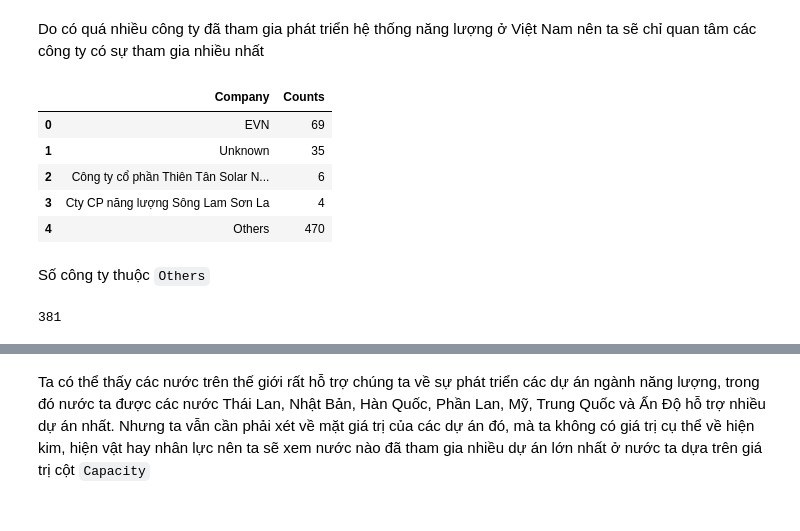
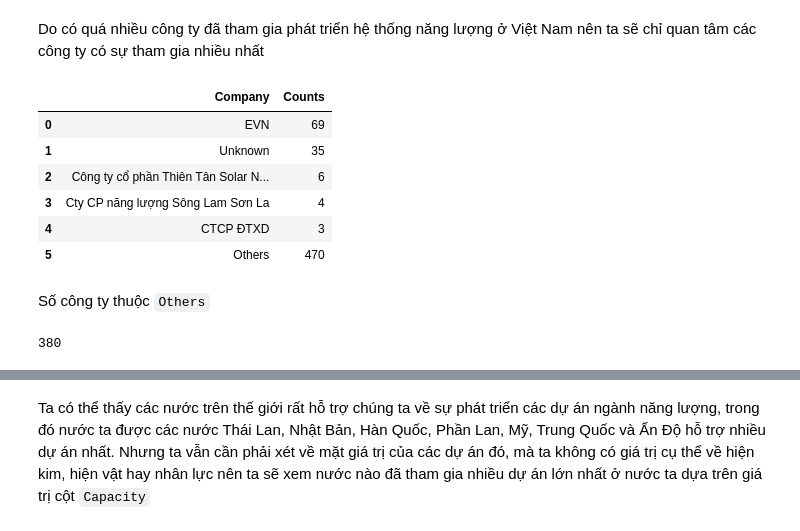
Before and after one commit to JustKidding2K/P4DS_FinalProject, a Jupyter notebook: Source.ipynb, the cells around one changed output, grey strips where cells are left out. Cells and saved outputs as stored; diff of their text form; code cells hidden in the pictures.

```diff
--- a/Source.ipynb
+++ b/Source.ipynb
@@ -421,19 +421,20 @@ def adjust_company_name(x):
         return x
 sponsor_developer_companies['Company']=sponsor_developer_companies['Company'].apply(adjust_company_name)
 # %%
-tmp_df=sponsor_developer_companies[:4]
+tmp_df=sponsor_developer_companies[:5]
 tmp_df=tmp_df.append({'Company':'Others','Counts':sponsor_developer_companies[4:]['Counts'].sum()},ignore_index=True)
 tmp_df
 # %% [output]
 |  | Company | Counts |
 | 0 | EVN | 69 |
 | 1 | Unknown | 35 |
 | 2 | Công ty cổ phần Thiên Tân Solar N... | 6 |
 | 3 | Cty CP năng lượng Sông Lam Sơn La | 4 |
-| 4 | Others | 470 |
+| 4 | CTCP ĐTXD | 3 |
+| 5 | Others | 470 |
 # %% [markdown]
 Số công ty thuộc `Others`
 # %%
-sponsor_developer_companies.shape[0]-4
+sponsor_developer_companies.shape[0]-5
 # %% [output]
-381
+380
```
Also changed, not shown: parts of 11 cells of this notebook, 2 other files.
